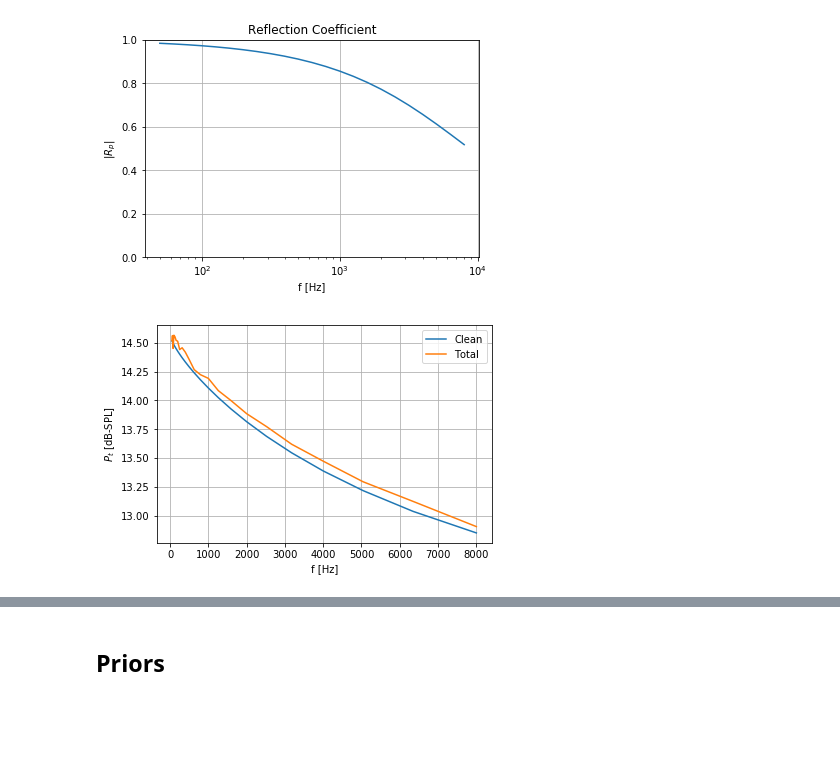
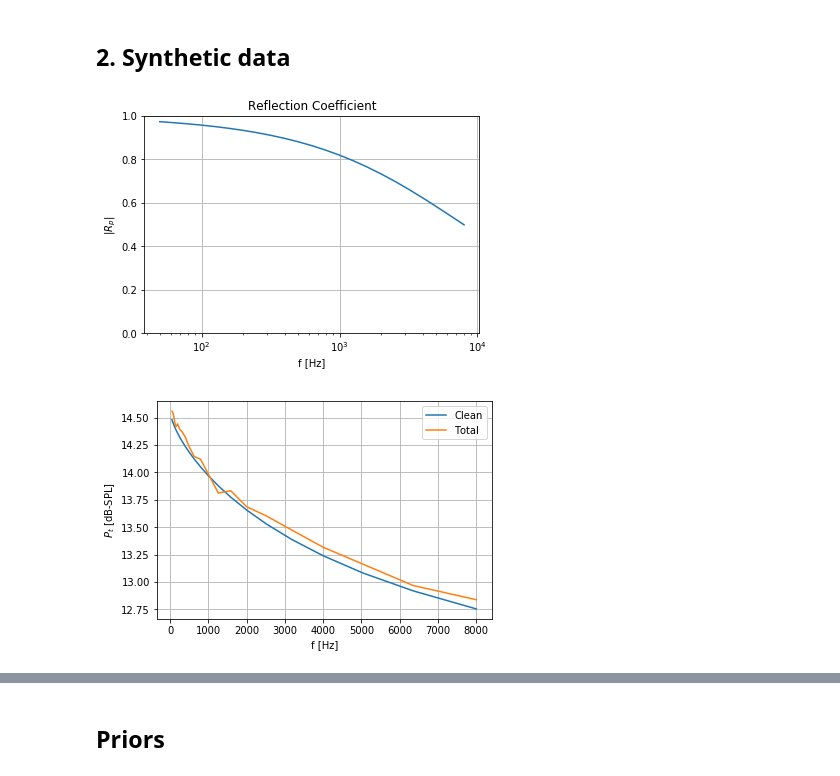
Before and after one commit to ulfaslak/bayesian_data_analysis_2017_project, a Jupyter notebook: Acoustic_Project.ipynb, the cells around one changed output, grey strips where cells are left out. Cells and saved outputs as stored; diff of their text form; code cells hidden in the pictures; blank space fills up the shorter version.

```diff
--- a/Acoustic_Project.ipynb
+++ b/Acoustic_Project.ipynb
@@ -51,3 +59,5 @@ $$\text{Im}(P_t)=\frac{1}{r_2}(R_{pi})$$
+# %% [markdown]
+## 2. Synthetic data
 # %%
 #INITIALIZATION
 from __future__ import division
@@ -81,7 +91,7 @@ sigma = 420000
 T = 25
 c = 20.05*np.sqrt(273.15+T)
 rho = 1.2
-Zs = (1+9.08*(1000*f/sigma)**(-0.75)-11.9j*(1000*f/sigma)**(-0.73))
+Zs = (1+5.51*(1000*f/sigma)**(-0.632)-8.42j*(1000*f/sigma)**(-0.632))
 Rp = (Zs*np.cos(alpha)-1)/(Zs*np.cos(alpha)+1)
 ## Signal and source responses
 S = np.ones(n, dtype=np.float)
@@ -89,33 +99,33 @@ H1 = np.ones(n, dtype=np.float)
 H2 = np.ones(n, dtype=np.float)
 ## Total pressure
 pt_clean = S*(H1/r1+Rp*H2/r2)
 ## Noise
 SNR = 40
 An = abs(pt_clean/10**(SNR/20))
 Phin = np.random.normal(0,1,len(f))
 
 pt = pt_clean+An*np.exp(1j*Phin)
 pt_real = np.real(pt)
 pt_imag = np.imag(pt)
 
 
 plt.plot(f,np.abs(Rp))
 plt.xscale('log')
 plt.grid()
 plt.xlabel('f [Hz]')
 plt.ylabel(r'$|R_p|$')
 plt.ylim(0,1)
 plt.title(r'Reflection Coefficient')
 plt.show()
 plt.figure()
 #plt.plot(f,20*np.log10(abs(An/np.sqrt(2)/pref)))
 plt.plot(f,20*np.log10(abs(pt_clean/np.sqrt(2)/pref)))
 plt.plot(f,20*np.log10(abs(pt/np.sqrt(2)/pref)))
 plt.legend(['Clean', 'Total'])
 plt.xlabel('f [Hz]')
 plt.ylabel(r'$P_t$ [dB-SPL]')
 plt.grid()
 # %% [output]
-[figure, old version]
+[figure, new version]
-[figure, old version]
+[figure, new version]
 # %% [markdown]
```
Also changed, not shown: parts of 9 cells of this notebook.
